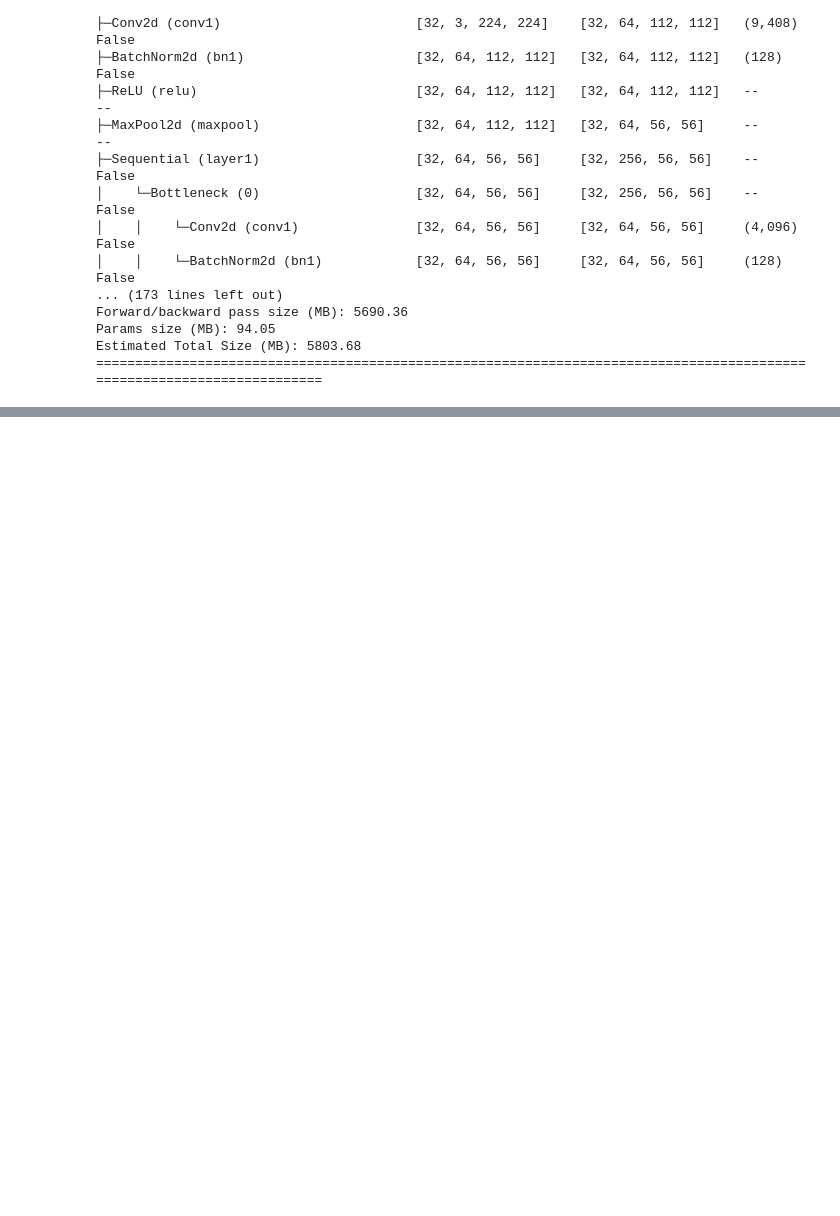
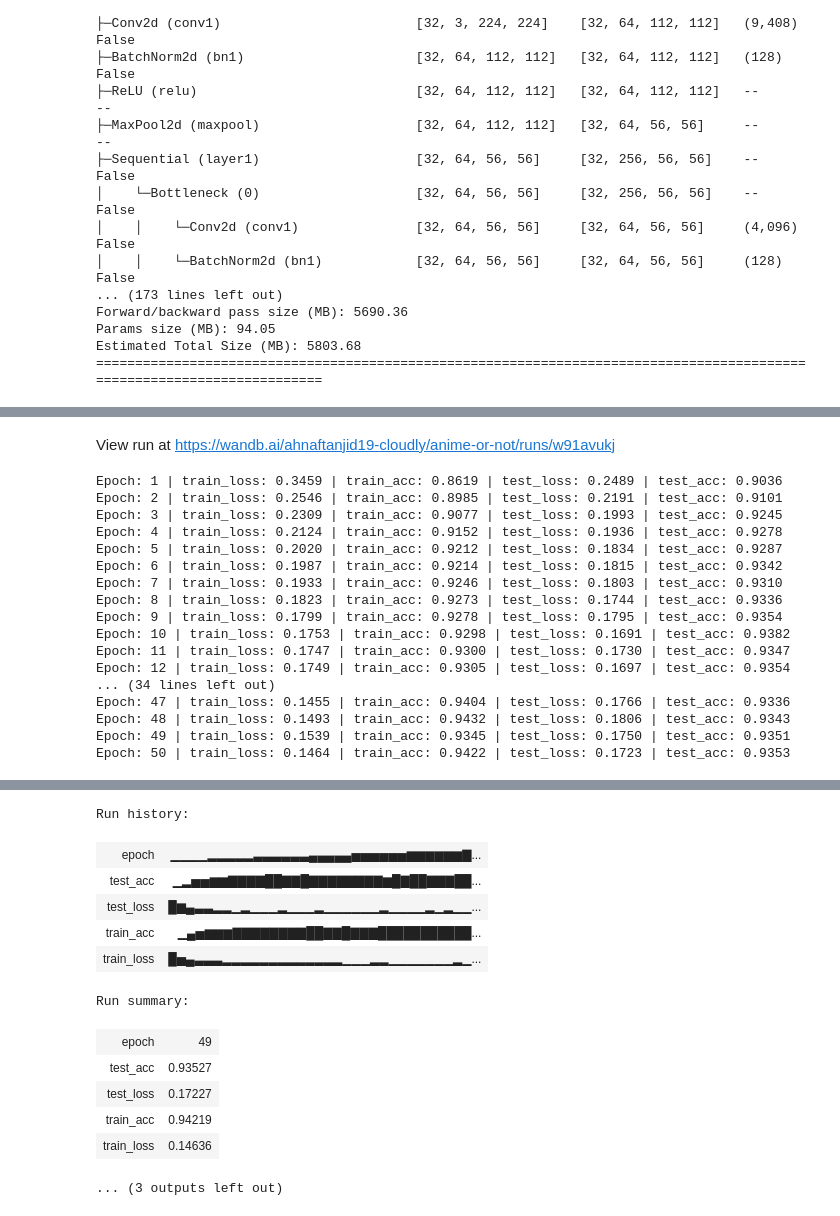
Before and after one commit to Ahnaf19/anime-or-not, a Jupyter notebook: notebooks/aon.ipynb, the cells around one changed output, grey strips where cells are left out. Saved outputs shown, nothing was run; the diff lists cells and outputs as text; code cells hidden in the pictures; blank space fills up the shorter version.

```diff
--- a/notebooks/aon.ipynb
+++ b/notebooks/aon.ipynb
@@ -530,0 +713,18 @@ optimizer = torch.optim.Adam(model.parameters(), lr=0.001)
+# %%
+# Set number of epochs
+NUM_EPOCHS = 2
+
+# Start the timer
+start_time = timer()
+
+# Train model
+model_results = train(model=model,
+                        train_dataloader=train_dataloader,
+                        test_dataloader=test_dataloader,
+                        optimizer=optimizer,
+                        loss_fn=loss_fn,
+                        epochs=NUM_EPOCHS)
+
+# End the timer and print out how long it took
+end_time = timer()
+print(f"Total training time: {end_time-start_time:.3f} seconds")
@@ -530,0 +990,31 @@ optimizer = torch.optim.Adam(model.parameters(), lr=0.001)
+# %%
+torch.manual_seed(42)
+torch.cuda.manual_seed(42)
+
+lr= 0.00090
+n_epochs = 50
+
+loss_fn = nn.CrossEntropyLoss()
+optimizer = torch.optim.Adam(model.parameters(), lr=lr)
+
+config= {
+    "model": "ResNet50-v0",
+    "pretrained": "imagenet",
+    "optimizer": "Adam",
+    "learning_rate": lr,
+    "epochs": n_epochs
+}
+
+model_results = train_wandb(
+    model=model,
+    train_dataloader=train_dataloader,
+    test_dataloader=test_dataloader,
+    optimizer=optimizer,
+    wandb_run_name="ResNet50-v0-run4",
+    loss_fn=loss_fn,
+    n_epochs=n_epochs,
+    wandb_project_name="anime-or-not",
+    wandb_log=True,
+    config=config
+)
+# %% [output]
@@ -530,0 +1027,18 @@ optimizer = torch.optim.Adam(model.parameters(), lr=0.001)
+View run at https://wandb.ai/ahnaftanjid19-cloudly/anime-or-not/runs/w91avukj
+Epoch: 1 | train_loss: 0.3459 | train_acc: 0.8619 | test_loss: 0.2489 | test_acc: 0.9036
+Epoch: 2 | train_loss: 0.2546 | train_acc: 0.8985 | test_loss: 0.2191 | test_acc: 0.9101
+Epoch: 3 | train_loss: 0.2309 | train_acc: 0.9077 | test_loss: 0.1993 | test_acc: 0.9245
+Epoch: 4 | train_loss: 0.2124 | train_acc: 0.9152 | test_loss: 0.1936 | test_acc: 0.9278
+Epoch: 5 | train_loss: 0.2020 | train_acc: 0.9212 | test_loss: 0.1834 | test_acc: 0.9287
+Epoch: 6 | train_loss: 0.1987 | train_acc: 0.9214 | test_loss: 0.1815 | test_acc: 0.9342
+Epoch: 7 | train_loss: 0.1933 | train_acc: 0.9246 | test_loss: 0.1803 | test_acc: 0.9310
+Epoch: 8 | train_loss: 0.1823 | train_acc: 0.9273 | test_loss: 0.1744 | test_acc: 0.9336
+Epoch: 9 | train_loss: 0.1799 | train_acc: 0.9278 | test_loss: 0.1795 | test_acc: 0.9354
+Epoch: 10 | train_loss: 0.1753 | train_acc: 0.9298 | test_loss: 0.1691 | test_acc: 0.9382
+Epoch: 11 | train_loss: 0.1747 | train_acc: 0.9300 | test_loss: 0.1730 | test_acc: 0.9347
+Epoch: 12 | train_loss: 0.1749 | train_acc: 0.9305 | test_loss: 0.1697 | test_acc: 0.9354
+... (34 lines left out)
+Epoch: 47 | train_loss: 0.1455 | train_acc: 0.9404 | test_loss: 0.1766 | test_acc: 0.9336
+Epoch: 48 | train_loss: 0.1493 | train_acc: 0.9432 | test_loss: 0.1806 | test_acc: 0.9343
+Epoch: 49 | train_loss: 0.1539 | train_acc: 0.9345 | test_loss: 0.1750 | test_acc: 0.9351
+Epoch: 50 | train_loss: 0.1464 | train_acc: 0.9422 | test_loss: 0.1723 | test_acc: 0.9353
@@ -530,0 +1046,13 @@ optimizer = torch.optim.Adam(model.parameters(), lr=0.001)
+Run history:
+| epoch | ▁▁▁▁▂▂▂▂▂▃▃▃▃▃▃▄▄▄▄▄▅▅▅▅▅▅▆▆▆▆▆▆▇... |
+| test_acc | ▁▂▅▅▆▆▇▇▇▇██▇▇█▇▇▇▇▇▇▇▇▆█▇██▇▇▇██... |
+| test_loss | █▆▄▃▃▂▂▁▂▁▁▁▂▁▁▁▂▁▁▁▁▁▁▂▁▁▁▁▂▁▂▁▁... |
+| train_acc | ▁▄▅▆▆▆▇▇▇▇▇▇▇▇██▇▇█▇▇▇███████████... |
+| train_loss | █▅▄▃▃▃▂▂▂▂▂▂▂▂▂▂▂▂▂▁▁▁▂▂▁▁▁▁▁▁▁▂▁... |
+Run summary:
+| epoch | 49 |
+| test_acc | 0.93527 |
+| test_loss | 0.17227 |
+| train_acc | 0.94219 |
+| train_loss | 0.14636 |
+... (3 outputs left out)
```
Also changed, not shown: parts of 50 cells of this notebook, 4 other files.
